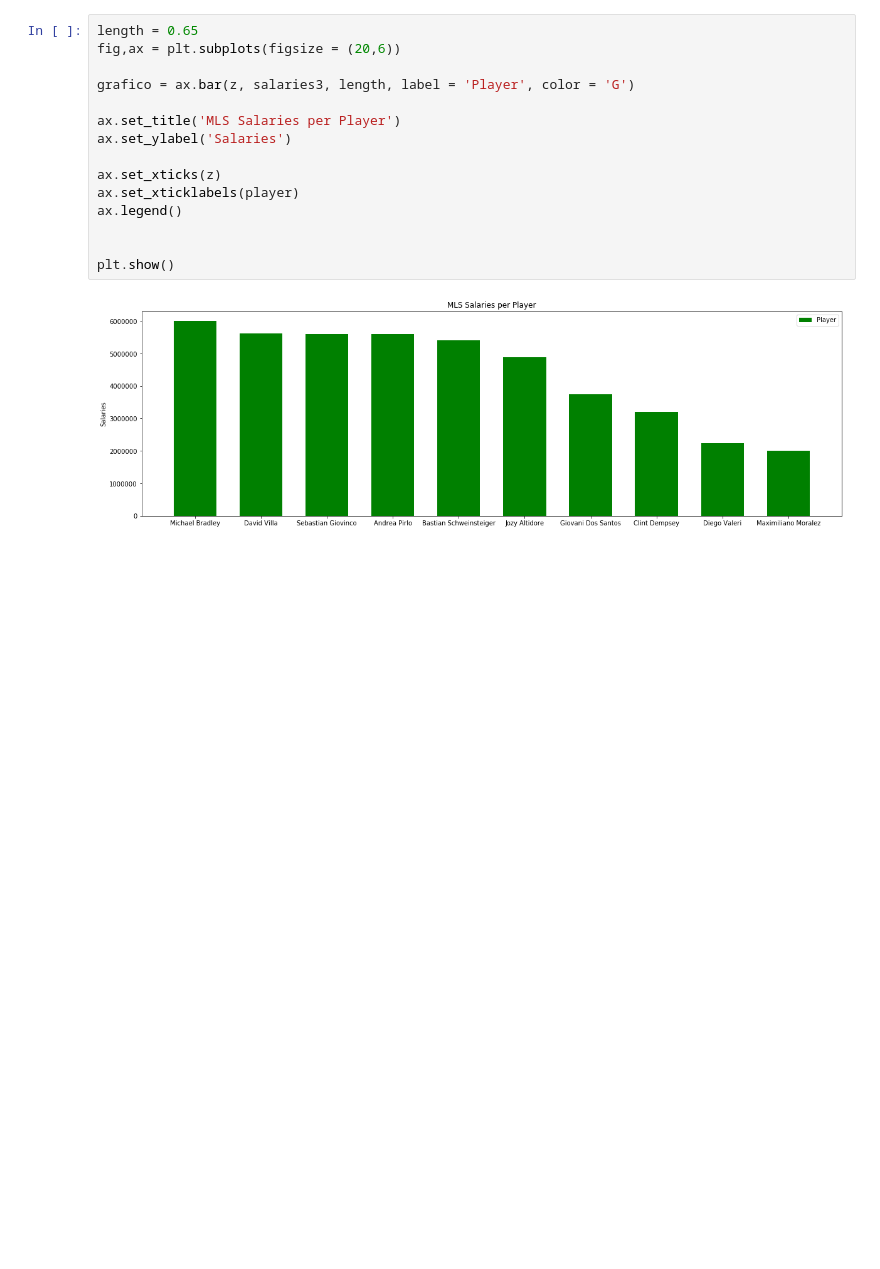
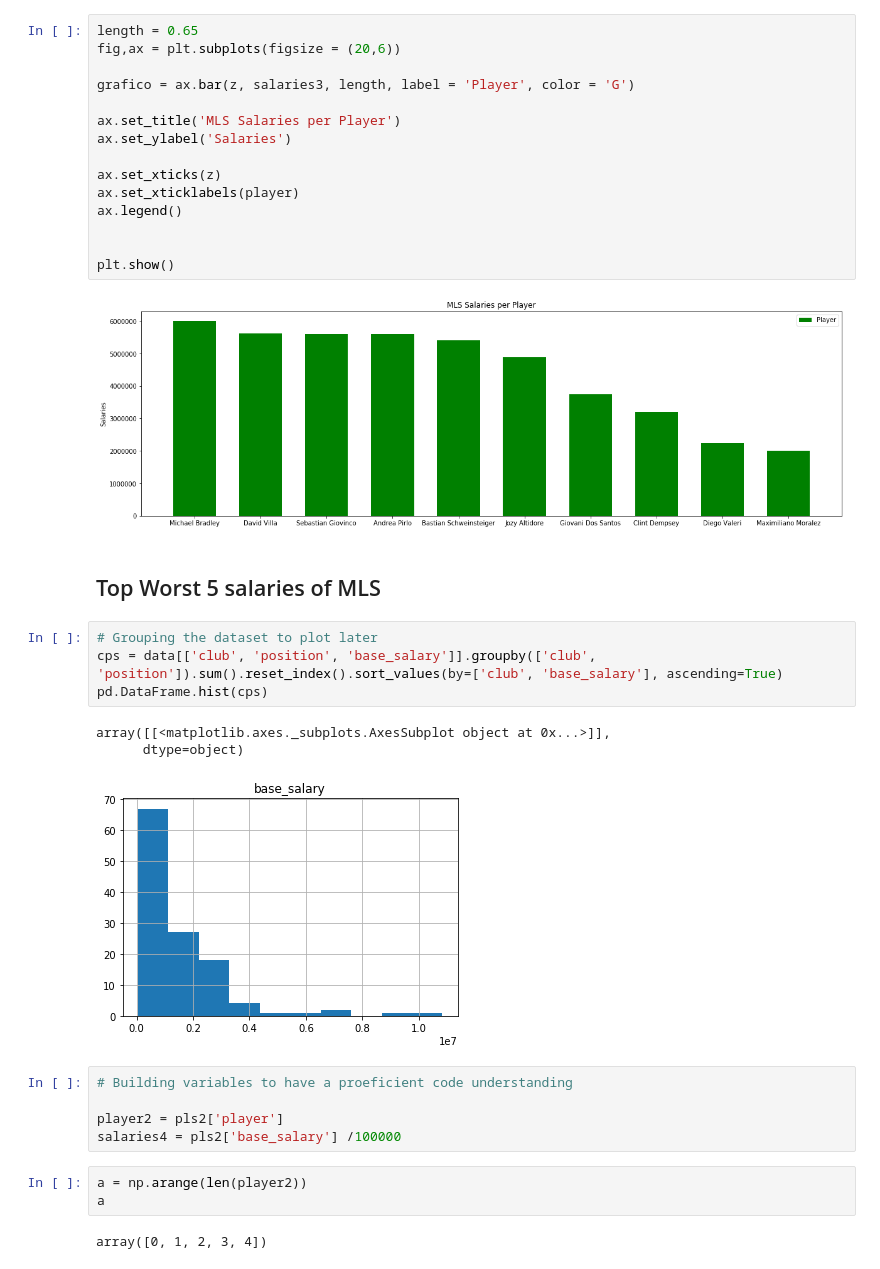
Before and after one commit to estevaoguerra19/us-soccer-salaries, a Jupyter notebook: main.ipynb, the cells around one changed output. Cells and saved outputs as stored; diff of their text form; blank space fills up the shorter version.

Commit message:
Base for the next answer

```diff
--- a/main.ipynb
+++ b/main.ipynb
@@ -271,3 +272,23 @@ ax.legend()
 plt.show()
 # %% [output]
 [figure]
+# %% [markdown]
+## Top Worst 5 salaries of MLS
+# %%
+# Grouping the dataset to plot later
+cps = data[['club', 'position', 'base_salary']].groupby(['club', 'position']).sum().reset_index().sort_values(by=['club', 'base_salary'], ascending=True)
+pd.DataFrame.hist(cps)
+# %% [output]
+array([[<matplotlib.axes._subplots.AxesSubplot object at 0x...>]],
+      dtype=object)
+[figure, added]
+# %%
+# Building variables to have a proeficient code understanding
+
+player2 = pls2['player']
+salaries4 = pls2['base_salary'] /100000
+# %%
+a = np.arange(len(player2))
+a
+# %% [output]
+array([0, 1, 2, 3, 4])
```
Also changed, not shown: parts of 5 cells of this notebook, 1 other file.
